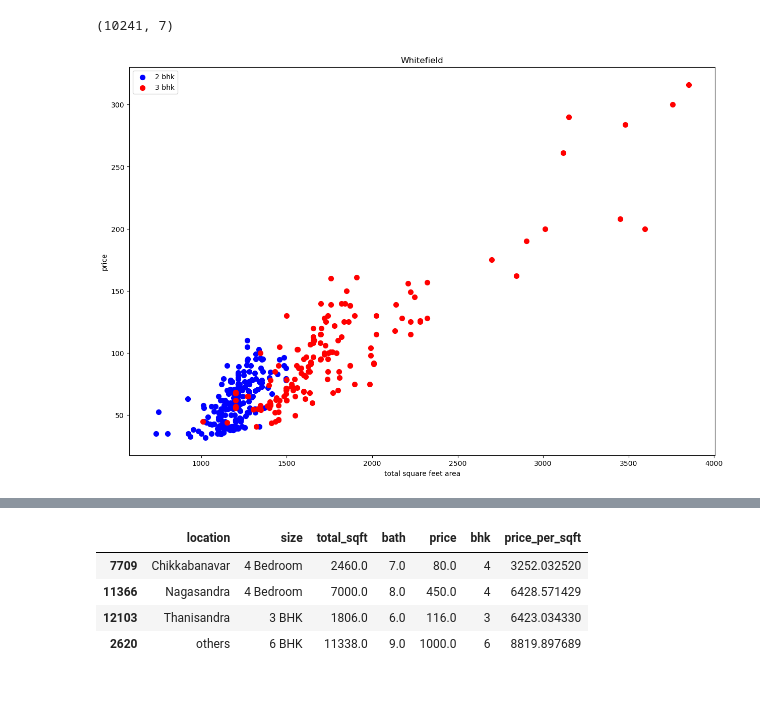
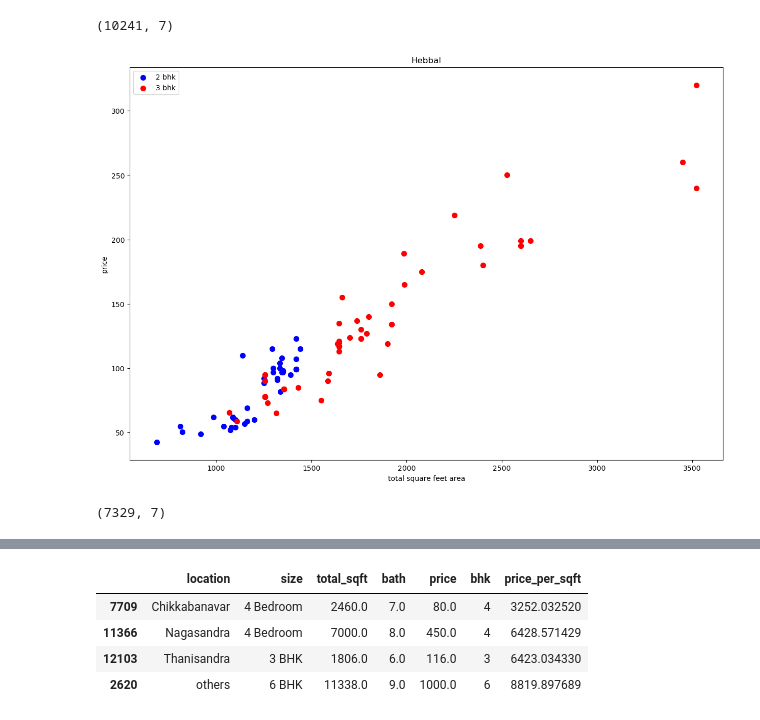
Before and after one commit to ShishirMagge/Machine-Learning-Projects, a Jupyter notebook: BengaluruPricePred/BengaluruPrice.ipynb, the cells around one changed output, grey strips where cells are left out. Saved outputs shown, nothing was run; the diff lists cells and outputs as text; code cells hidden in the pictures; blank space fills up the shorter version.

```diff
--- a/BengaluruPricePred/BengaluruPrice.ipynb
+++ b/BengaluruPricePred/BengaluruPrice.ipynb
@@ -298,18 +307,18 @@ import matplotlib
 # %%
 def scatter_chart(df, location):
     bhk2 = df[(df.location == location) & (df.bhk == 2)]
     bhk3 = df[(df.location == location) & (df.bhk == 3)]
     plt.rcParams['figure.figsize'] = (15,10)
     plt.scatter(bhk2.total_sqft, bhk2.price, color='blue', label="2 bhk", s=50)
     plt.scatter(bhk3.total_sqft, bhk3.price, color='red', label="3 bhk", s=50)
     plt.xlabel('total square feet area')
     plt.ylabel('price')
     plt.title(location)
     plt.legend()
 
-scatter_chart(df7, "Whitefield")
+scatter_chart(df7, "Hebbal")
 # %% [output]
-[figure, old version]
+[figure, new version]
 # %%
 def remove_bhk_errors(df):
     exclude_indices = np.array([])
@@ -328,3 +337,6 @@ def remove_bhk_errors(df):
     return df.drop(exclude_indices, axis='index')
 
 df8 = remove_bhk_errors(df7)
+df8.shape
+# %% [output]
+(7329, 7)
```
Also changed, not shown: parts of 18 cells of this notebook.
